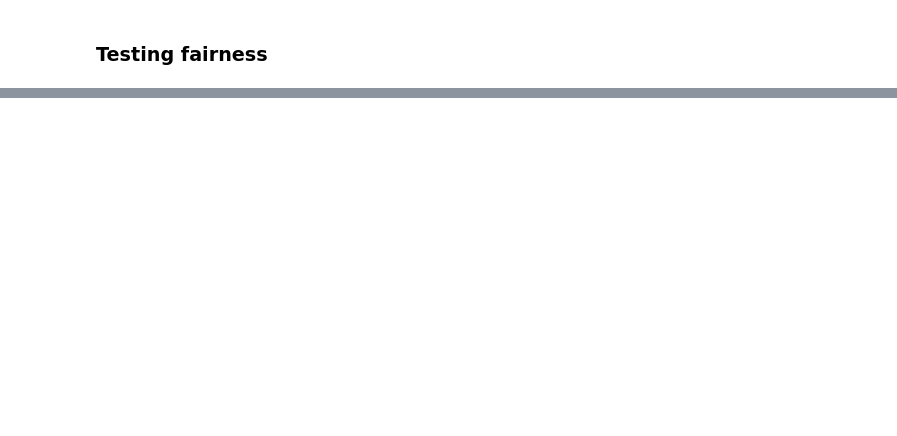
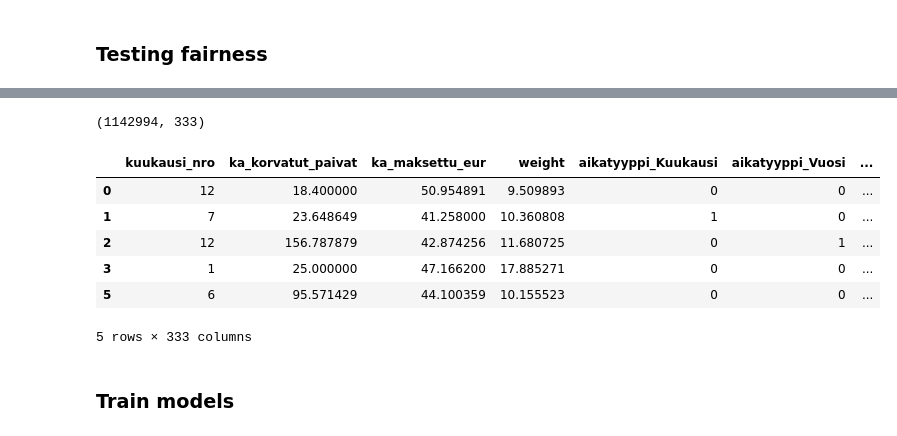
Before and after one commit to kirsikkahiltunen/ML_Fairness_project, a Jupyter notebook: EDA.ipynb, the cells around one changed output, grey strips where cells are left out. Cells and saved outputs as stored; diff of their text form; code cells hidden in the pictures; blank space fills up the shorter version.

```diff
--- a/EDA.ipynb
+++ b/EDA.ipynb
@@ -487,0 +403,16 @@ Tieto puuttuu  12857.0  45.360442  45.327669    0.032773  4.572995  7.755257
+# %%
+categorical_cols = ["aikatyyppi", "ikaryhma", "sukupuoli", "etuus", "korvausperuste", "kunta_nro"]
+df_encoded = pd.get_dummies(df, columns=categorical_cols, drop_first=False, dtype=int)
+print(df_encoded.shape)
+df_encoded.head()
+# %% [output]
+(1142994, 333)
+|  | kuukausi_nro | ka_korvatut_paivat | ka_maksettu_eur | weight | aikatyyppi_Kuukausi | aikatyyppi_Vuosi | ... |
+| 0 | 12 | 18.400000 | 50.954891 | 9.509893 | 0 | 0 | ... |
+| 1 | 7 | 23.648649 | 41.258000 | 10.360808 | 1 | 0 | ... |
+| 2 | 12 | 156.787879 | 42.874256 | 11.680725 | 0 | 1 | ... |
+| 3 | 1 | 25.000000 | 47.166200 | 17.885271 | 0 | 0 | ... |
+| 5 | 6 | 95.571429 | 44.100359 | 10.155523 | 0 | 0 | ... |
+5 rows × 333 columns
+# %% [markdown]
+### Train models
```
Also changed, not shown: parts of 27 cells of this notebook.
